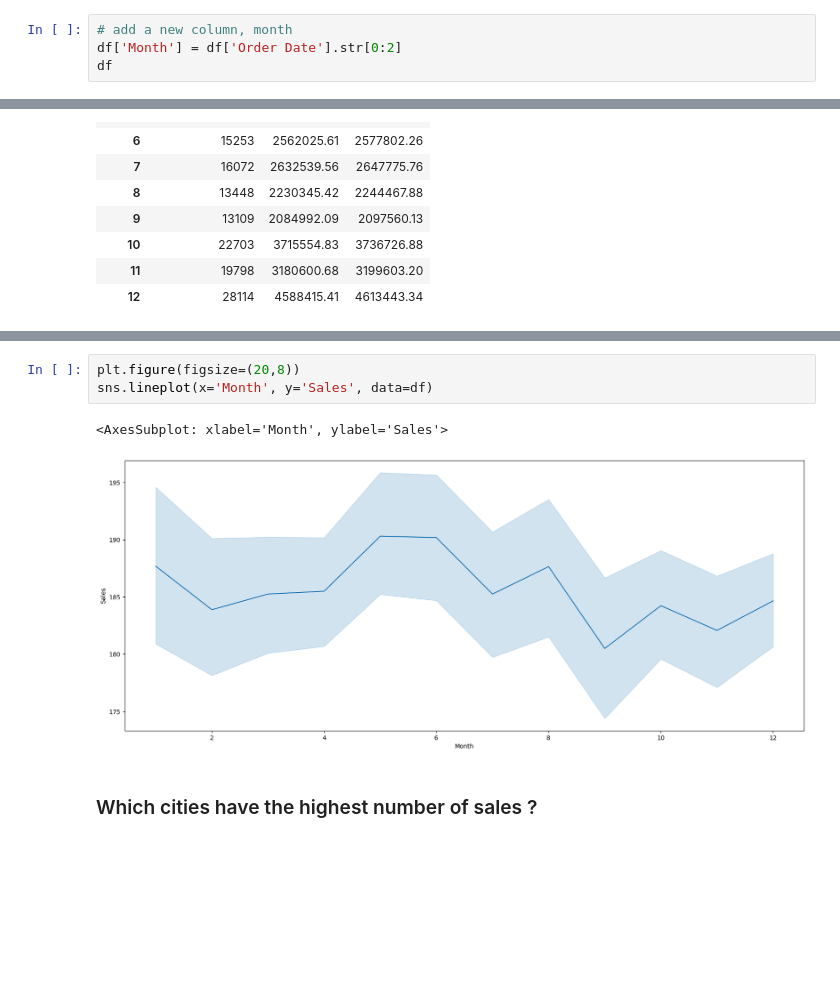
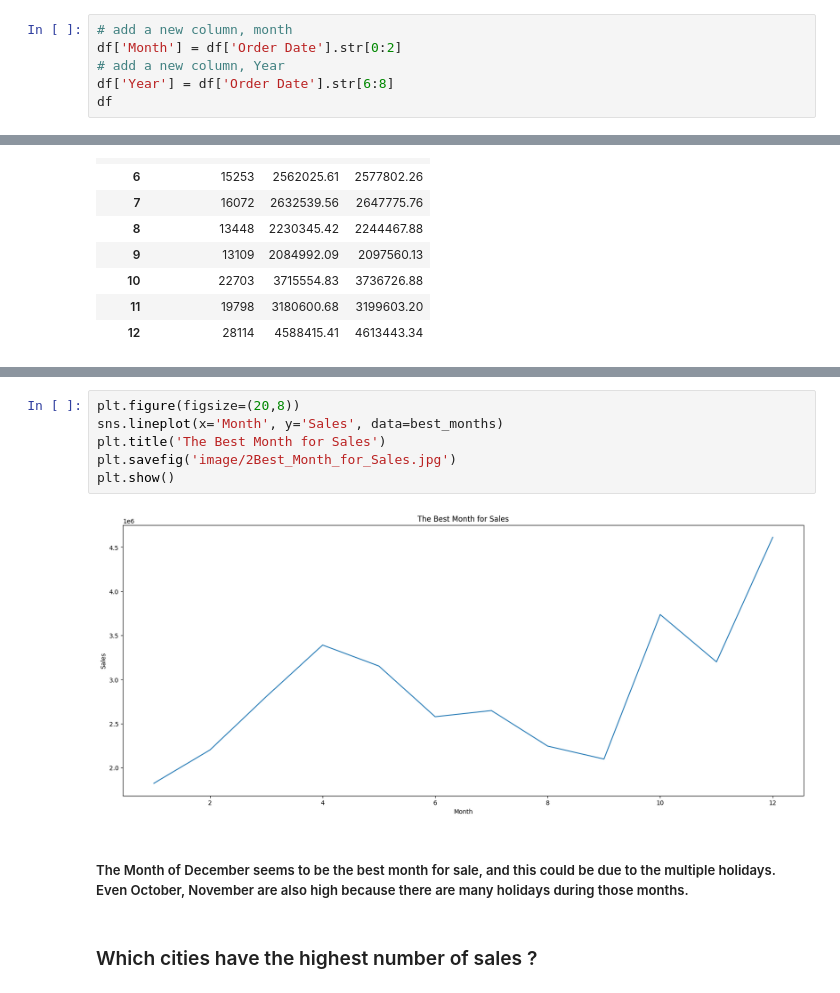
Before and after one commit to tsbarry/Sales_data, a Jupyter notebook: sales_data.ipynb, the cells around one changed output, grey strips where cells are left out. Cells and saved outputs as stored; diff of their text form; blank space fills up the shorter version.

```diff
--- a/sales_data.ipynb
+++ b/sales_data.ipynb
@@ -75,5 +78,7 @@ memory usage: 8.6+ MB
 # %%
 # add a new column, month
 df['Month'] = df['Order Date'].str[0:2]
+# add a new column, Year
+df['Year'] = df['Order Date'].str[6:8]
 df
 # %% [output]
@@ -188,10 +194,14 @@ plt.show()
 [figure]
 # %%
 plt.figure(figsize=(20,8))
-sns.lineplot(x='Month', y='Sales', data=df)
+sns.lineplot(x='Month', y='Sales', data=best_months)
+plt.title('The Best Month for Sales')
+plt.savefig('image/2Best_Month_for_Sales.jpg')
+plt.show()
 # %% [output]
-<AxesSubplot: xlabel='Month', ylabel='Sales'>
-[figure, old version]
+[figure, new version]
+# %% [markdown]
+##### The Month of December seems to be the best month for sale, and this could be due to the multiple holidays. Even October, November are also high because there are many holidays during those months.
 # %% [markdown]
 ### Which cities have the highest number of sales ?
 # %%
```
Also changed, not shown: parts of 27 cells of this notebook, 12 other files.
